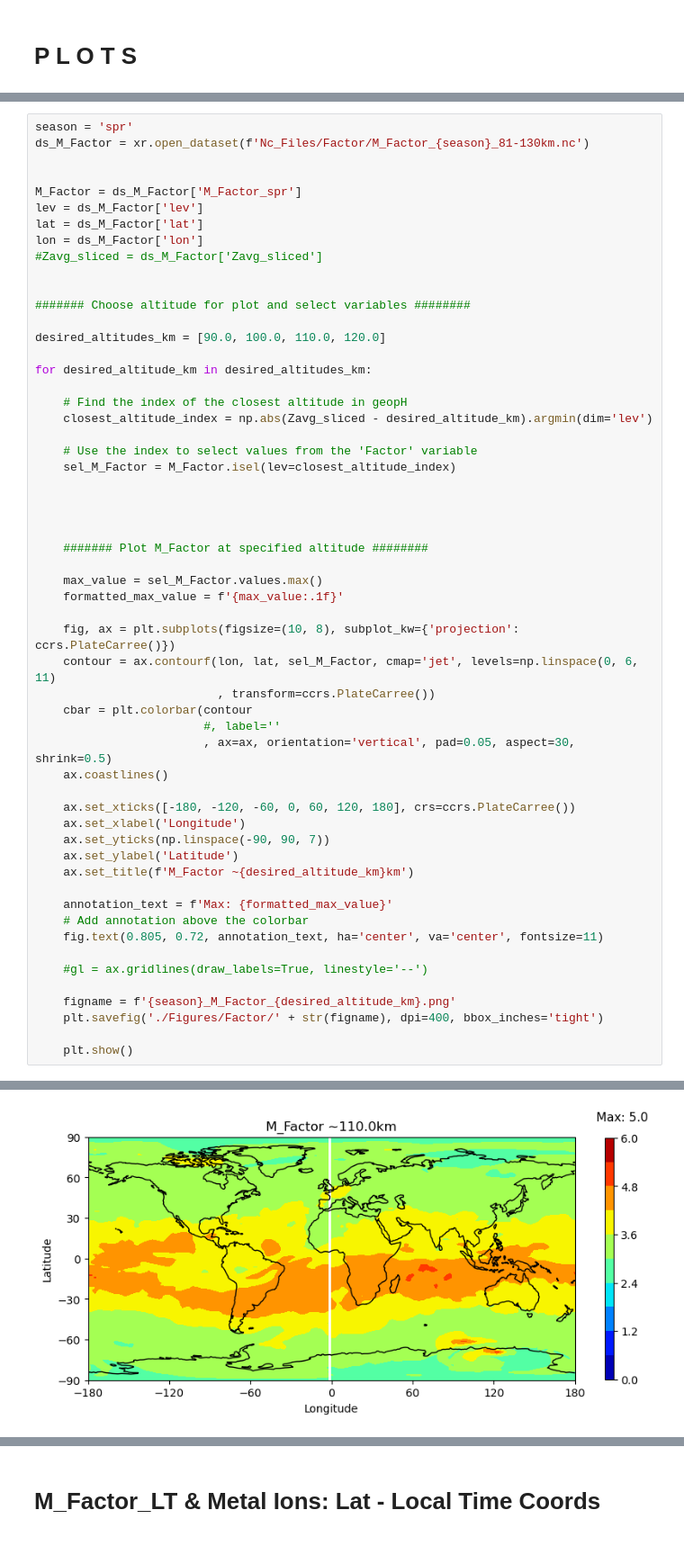
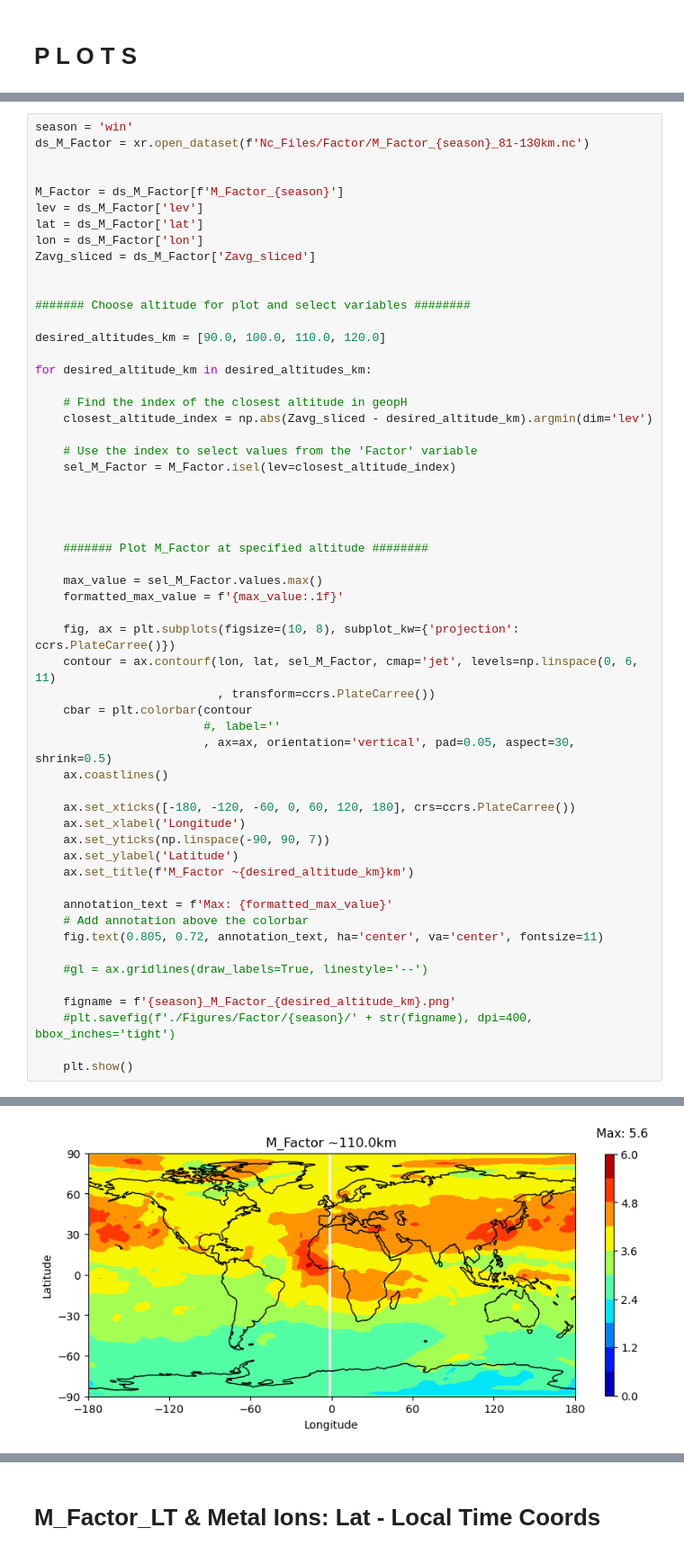
Before and after one commit to tashaay/SpE_Identification_Notebooks, a Jupyter notebook: Factor Calc.ipynb, the cells around one changed output, grey strips where cells are left out. Shown at 90% size. Saved outputs shown, nothing was run; the diff lists cells and outputs as text.

```diff
--- a/Factor Calc.ipynb
+++ b/Factor Calc.ipynb
@@ -298,13 +319,13 @@ File saved successfully: ./Nc_Files/Factor/M_Factor_win_LT_81-130km.nc
 # %%
-season = 'spr'
+season = 'win'
 ds_M_Factor = xr.open_dataset(f'Nc_Files/Factor/M_Factor_{season}_81-130km.nc')
 
 
-M_Factor = ds_M_Factor['M_Factor_spr']
+M_Factor = ds_M_Factor[f'M_Factor_{season}']
 lev = ds_M_Factor['lev']
 lat = ds_M_Factor['lat']
 lon = ds_M_Factor['lon']
-#Zavg_sliced = ds_M_Factor['Zavg_sliced']
+Zavg_sliced = ds_M_Factor['Zavg_sliced']
 
 
 ####### Choose altitude for plot and select variables ########
@@ -348,7 +369,7 @@ for desired_altitude_km in desired_altitudes_km:
     #gl = ax.gridlines(draw_labels=True, linestyle='--')
 
     figname = f'{season}_M_Factor_{desired_altitude_km}.png'
-    plt.savefig('./Figures/Factor/' + str(figname), dpi=400, bbox_inches='tight')
+    #plt.savefig(f'./Figures/Factor/{season}/' + str(figname), dpi=400, bbox_inches='tight')
 
     plt.show()
 # %% [output]
@@ -357 +378 @@ for desired_altitude_km in desired_altitudes_km:
-[figure, old version]
+[figure, new version]
```
Also changed, not shown: parts of 20 cells of this notebook, 24 other files.
